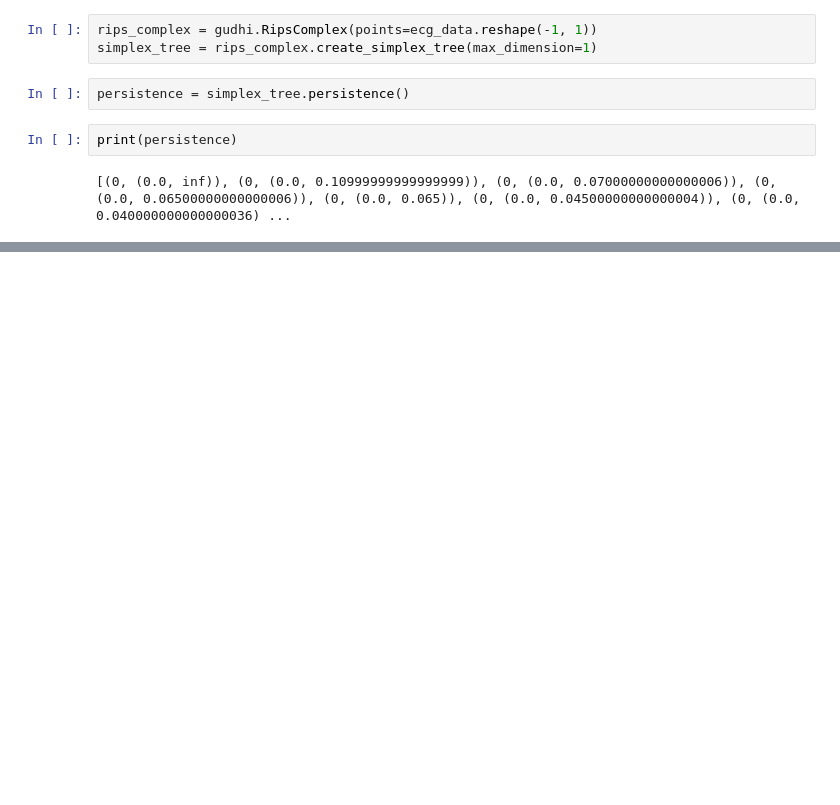
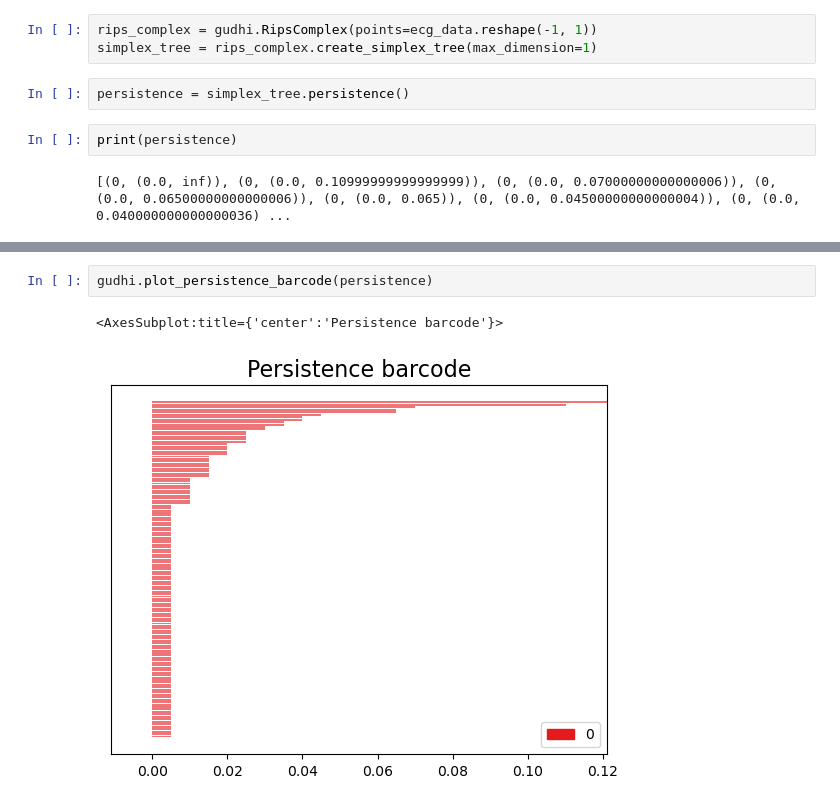
Before and after one commit to pap1rana/arrhythmia-detection, a Jupyter notebook: preprocessing.ipynb, the cells around one changed output, grey strips where cells are left out. Drawn from its saved outputs; the diff is of its cells as text; blank space fills up the shorter version.

```diff
--- a/preprocessing.ipynb
+++ b/preprocessing.ipynb
@@ -30,0 +39,5 @@ print(persistence)
+# %%
+gudhi.plot_persistence_barcode(persistence)
+# %% [output]
+<AxesSubplot:title={'center':'Persistence barcode'}>
+[figure, added]
```
Also changed, not shown: parts of 4 cells of this notebook, 1 other file.
